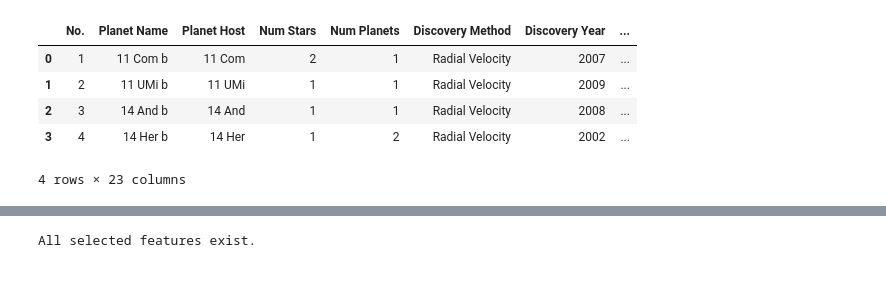
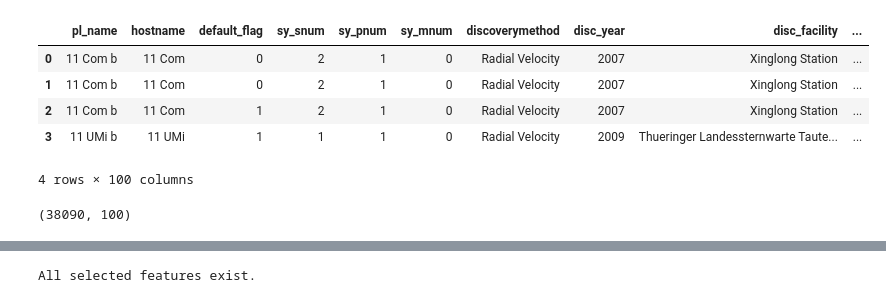
Before and after one commit to ayanchyaziz123/Exoplanet_Classification, a Jupyter notebook: Exoplanet.ipynb, the cells around one changed output, grey strips where cells are left out. Saved outputs shown, nothing was run; the diff lists cells and outputs as text; code cells hidden in the pictures.

```diff
--- a/Exoplanet.ipynb
+++ b/Exoplanet.ipynb
@@ -18,16 +18,20 @@ from tensorflow.keras.layers import Dense, Dropout
     #Ensure the dataset is large and diverse enough to represent the problem domain.
 # %%
 # Load Dataset
-data_path = 'all_exoplanets_2021.csv'  # Update path if necessary
+data_path = 'all_exoplanets_2025.csv'  # Update path if necessary
 df = pd.read_csv(data_path)
 df.head(4)
 # %% [output]
-|  | No. | Planet Name | Planet Host | Num Stars | Num Planets | Discovery Method | Discovery Year | ... |
-| 0 | 1 | 11 Com b | 11 Com | 2 | 1 | Radial Velocity | 2007 | ... |
-| 1 | 2 | 11 UMi b | 11 UMi | 1 | 1 | Radial Velocity | 2009 | ... |
-| 2 | 3 | 14 And b | 14 And | 1 | 1 | Radial Velocity | 2008 | ... |
-| 3 | 4 | 14 Her b | 14 Her | 1 | 2 | Radial Velocity | 2002 | ... |
+|  | pl_name | hostname | default_flag | sy_snum | sy_pnum | sy_mnum | discoverymethod | disc_year | disc_facility | ... |
+| 0 | 11 Com b | 11 Com | 0 | 2 | 1 | 0 | Radial Velocity | 2007 | Xinglong Station | ... |
+| 1 | 11 Com b | 11 Com | 0 | 2 | 1 | 0 | Radial Velocity | 2007 | Xinglong Station | ... |
+| 2 | 11 Com b | 11 Com | 1 | 2 | 1 | 0 | Radial Velocity | 2007 | Xinglong Station | ... |
+| 3 | 11 UMi b | 11 UMi | 1 | 1 | 1 | 0 | Radial Velocity | 2009 | Thueringer Landessternwarte Taute... | ... |
-4 rows × 23 columns
+4 rows × 100 columns
+# %%
+df.shape
+# %% [output]
+(38090, 100)
 # %%
 #Data Cleaning & Preprocessing
     #Handle missing values (remove or impute them).
```
Also changed, not shown: parts of 31 cells of this notebook, 10 other files.
